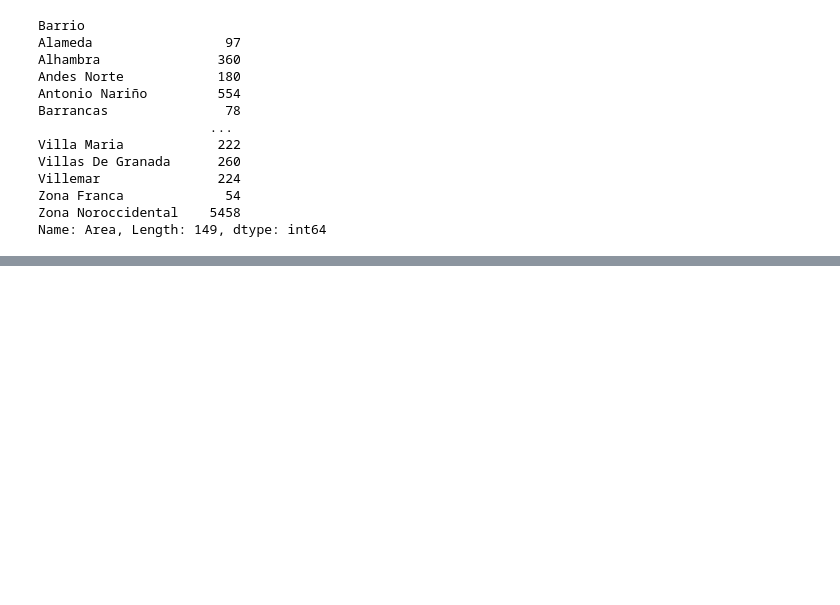
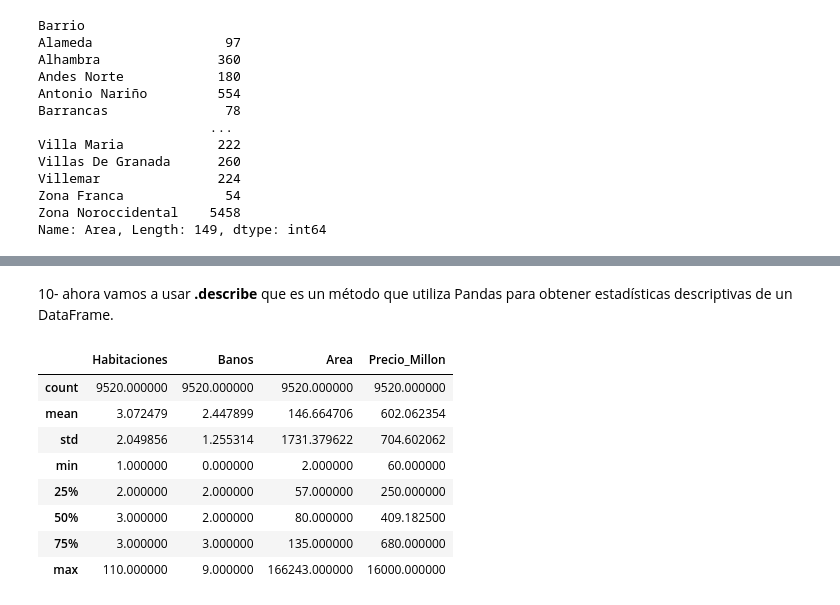
Before and after one commit to IvanaNasif/Inmersion_Datos_Aula_1_Ivana, a Jupyter notebook: Inmersion_Datos_Aula_1_Ivana.ipynb, the cells around one changed output, grey strips where cells are left out. Cells and saved outputs as stored; diff of their text form; code cells hidden in the pictures; blank space fills up the shorter version.

```diff
--- a/Inmersion_Datos_Aula_1_Ivana.ipynb
+++ b/Inmersion_Datos_Aula_1_Ivana.ipynb
@@ -327,0 +464,15 @@ Name: Area, Length: 149, dtype: int64
+# %% [markdown]
+10- ahora  vamos a usar **.describe** que es un método que utiliza Pandas para obtener estadísticas descriptivas de un DataFrame.
+# %%
+
+inmuebles.describe()
+# %% [output]
+|  | Habitaciones | Banos | Area | Precio_Millon |
+| count | 9520.000000 | 9520.000000 | 9520.000000 | 9520.000000 |
+| mean | 3.072479 | 2.447899 | 146.664706 | 602.062354 |
+| std | 2.049856 | 1.255314 | 1731.379622 | 704.602062 |
+| min | 1.000000 | 0.000000 | 2.000000 | 60.000000 |
+| 25% | 2.000000 | 2.000000 | 57.000000 | 250.000000 |
+| 50% | 3.000000 | 2.000000 | 80.000000 | 409.182500 |
+| 75% | 3.000000 | 3.000000 | 135.000000 | 680.000000 |
+| max | 110.000000 | 9.000000 | 166243.000000 | 16000.000000 |
```
Also changed, not shown: parts of 41 cells of this notebook.
